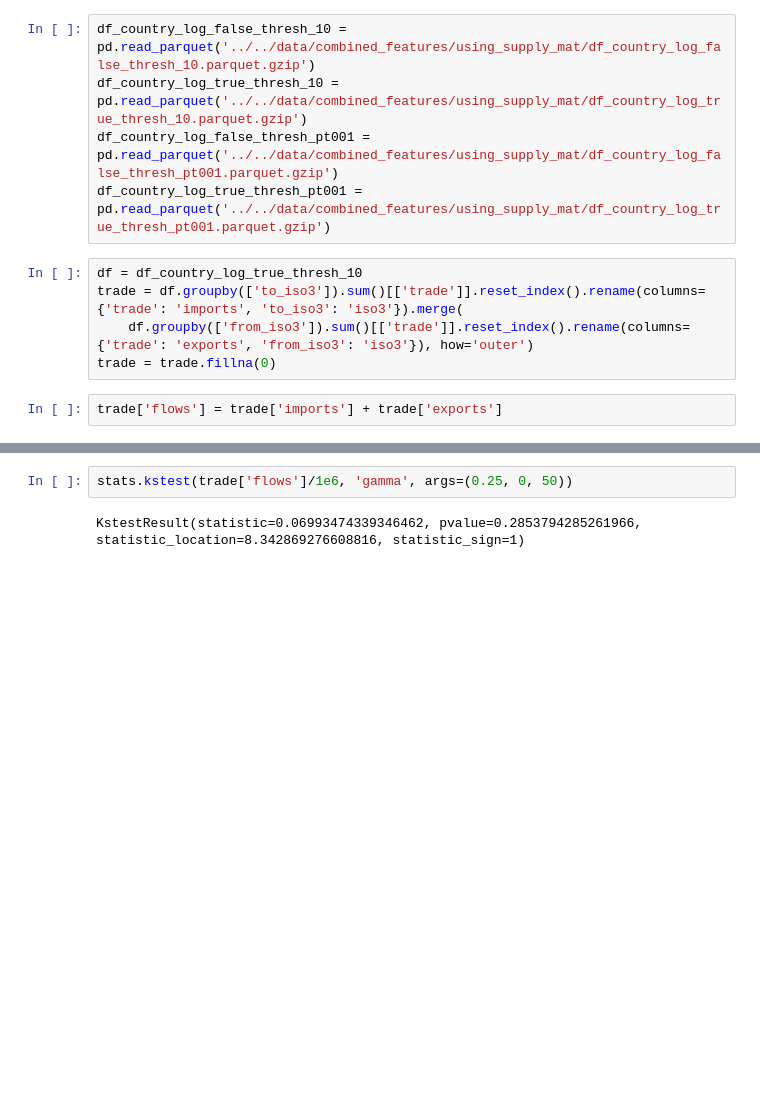
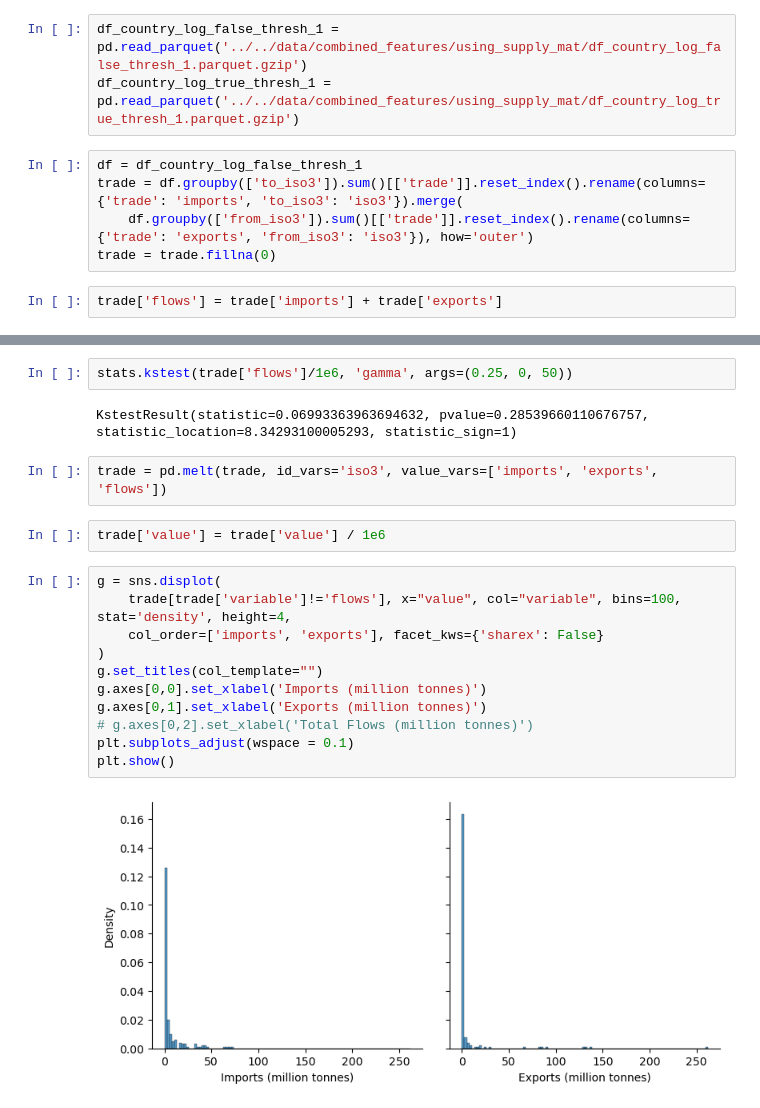
Before and after one commit to shrutijain90/food_trade_networks, a Jupyter notebook: food_trade/flow_prediction/check_distributions.ipynb, the cells around one changed output, grey strips where cells are left out. Cells and saved outputs as stored; diff of their text form; blank space fills up the shorter version.

Commit message:
results and figures for paper

```diff
--- a/food_trade/flow_prediction/check_distributions.ipynb
+++ b/food_trade/flow_prediction/check_distributions.ipynb
@@ -13,11 +15,9 @@ from food_trade.demand_supply.balance_trade import get_area_codes, get_prod_matr
 import seaborn as sns
 # %%
-df_country_log_false_thresh_10 = pd.read_parquet('../../data/combined_features/using_supply_mat/df_country_log_false_thresh_10.parquet.gzip')
-df_country_log_true_thresh_10 = pd.read_parquet('../../data/combined_features/using_supply_mat/df_country_log_true_thresh_10.parquet.gzip')
-df_country_log_false_thresh_pt001 = pd.read_parquet('../../data/combined_features/using_supply_mat/df_country_log_false_thresh_pt001.parquet.gzip')
-df_country_log_true_thresh_pt001 = pd.read_parquet('../../data/combined_features/using_supply_mat/df_country_log_true_thresh_pt001.parquet.gzip')
+df_country_log_false_thresh_1 = pd.read_parquet('../../data/combined_features/using_supply_mat/df_country_log_false_thresh_1.parquet.gzip')
+df_country_log_true_thresh_1 = pd.read_parquet('../../data/combined_features/using_supply_mat/df_country_log_true_thresh_1.parquet.gzip')
 # %%
-df = df_country_log_true_thresh_10
+df = df_country_log_false_thresh_1
 trade = df.groupby(['to_iso3']).sum()[['trade']].reset_index().rename(columns={'trade': 'imports', 'to_iso3': 'iso3'}).merge(
     df.groupby(['from_iso3']).sum()[['trade']].reset_index().rename(columns={'trade': 'exports', 'from_iso3': 'iso3'}), how='outer')
 trade = trade.fillna(0)
@@ -67,4 +67,21 @@ sns.histplot(x=sample, stat="density", bins=100)
 # %%
 stats.kstest(trade['flows']/1e6, 'gamma', args=(0.25, 0, 50))
 # %% [output]
-KstestResult(statistic=0.06993474339346462, pvalue=0.2853794285261966, statistic_location=8.342869276608816, statistic_sign=1)
+KstestResult(statistic=0.06993363963694632, pvalue=0.28539660110676757, statistic_location=8.34293100005293, statistic_sign=1)
+# %%
+trade = pd.melt(trade, id_vars='iso3', value_vars=['imports', 'exports', 'flows'])
+# %%
+trade['value'] = trade['value'] / 1e6
+# %%
+g = sns.displot(
+    trade[trade['variable']!='flows'], x="value", col="variable", bins=100, stat='density', height=4,
+    col_order=['imports', 'exports'], facet_kws={'sharex': False}
+)
+g.set_titles(col_template="")
+g.axes[0,0].set_xlabel('Imports (million tonnes)')
+g.axes[0,1].set_xlabel('Exports (million tonnes)')
+# g.axes[0,2].set_xlabel('Total Flows (million tonnes)')
+plt.subplots_adjust(wspace = 0.1)
+plt.show()
+# %% [output]
+[figure, added]
```
Also changed, not shown: parts of 10 cells of this notebook, 2 other files.
